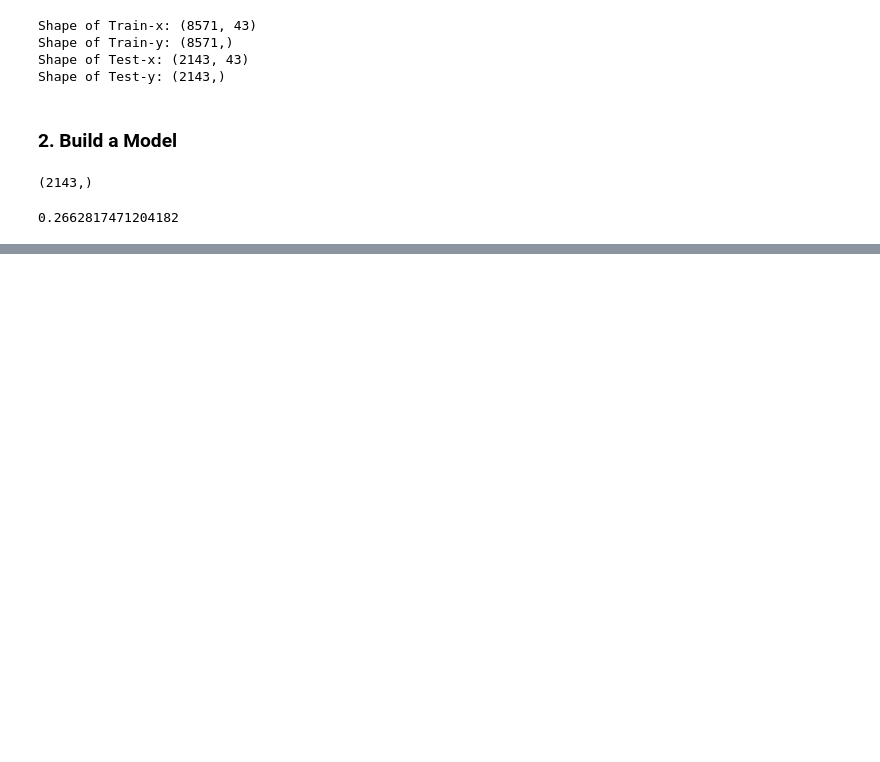
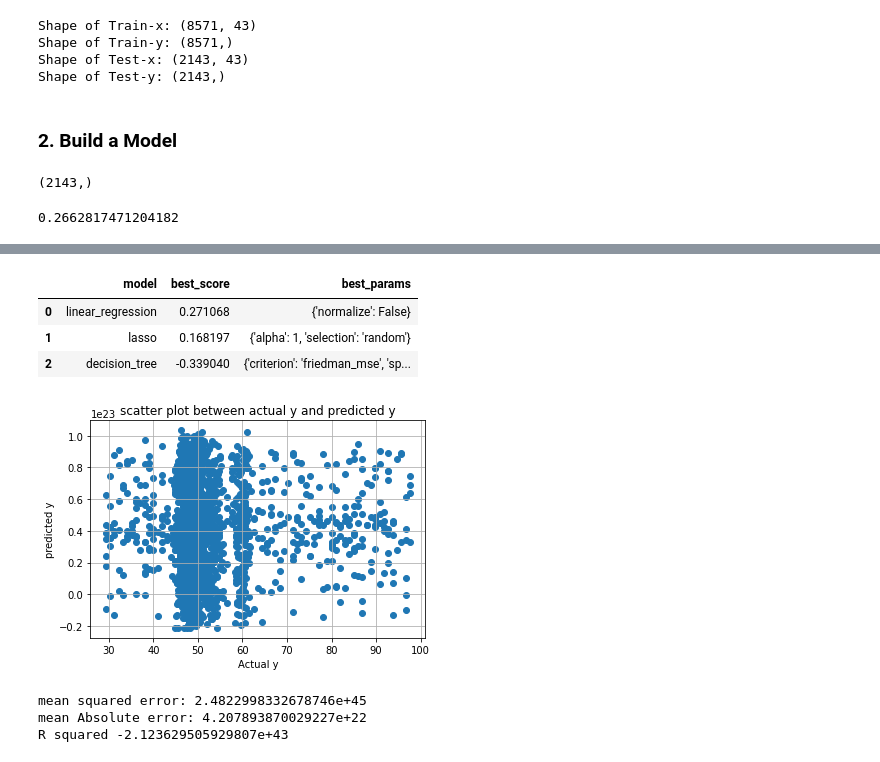
Before and after one commit to adityakalra581/Data-Science, a Jupyter notebook: Machine Learning/Regression/COVID 19 Infected-Probability Detemination/Flipr_Challenge.ipynb, the cells around one changed output, grey strips where cells are left out. Saved outputs shown, nothing was run; the diff lists cells and outputs as text; code cells hidden in the pictures; blank space fills up the shorter version.

Commit message:
Models added

```diff
--- a/Machine Learning/Regression/COVID 19 Infected-Probability Detemination/Flipr_Challenge.ipynb
+++ b/Machine Learning/Regression/COVID 19 Infected-Probability Detemination/Flipr_Challenge.ipynb
@@ -628,0 +646,78 @@ lr.score(test_x,test_y)
+# %%
+from sklearn.model_selection import GridSearchCV
+from sklearn.model_selection import ShuffleSplit
+from sklearn.linear_model import Lasso
+from sklearn.tree import DecisionTreeRegressor
+
+def find_best_model_using_gridsearchcv(x,y):
+    algos = {
+        'linear_regression' : {
+            'model': LinearRegression(),
+            'params': {
+                'normalize': [True, False]
+            }
+        },
+        'lasso': {
+            'model': Lasso(),
+            'params': {
+                'alpha': [1,2],
+                'selection': ['random', 'cyclic']
+            }
+        },
+        'decision_tree': {
+            'model': DecisionTreeRegressor(),
+            'params': {
+                'criterion' : ['mse','friedman_mse'],
+                'splitter': ['best','random']
+            }
+        }
+    }
+    scores = []
+    cv = ShuffleSplit(n_splits=5, test_size=0.2, random_state=0)
+    for algo_name, config in algos.items():
+        gs =  GridSearchCV(config['model'], config['params'], cv=cv, return_train_score=False)
+        gs.fit(x,y)
+        scores.append({
+            'model': algo_name,
+            'best_score': gs.best_score_,
+            'best_params': gs.best_params_
+        })
+
+    return pd.DataFrame(scores,columns=['model','best_score','best_params'])
+
+find_best_model_using_gridsearchcv(x,y)
+# %% [output]
+|  | model | best_score | best_params |
+| 0 | linear_regression | 0.271068 | {'normalize': False} |
+| 1 | lasso | 0.168197 | {'alpha': 1, 'selection': 'random'} |
+| 2 | decision_tree | -0.339040 | {'criterion': 'friedman_mse', 'sp... |
+# %%
+from sklearn.linear_model import SGDRegressor
+
+clf= SGDRegressor(alpha=0.8,l1_ratio=0.3,eta0=0.04,
+                   learning_rate='constant',loss='squared_loss',fit_intercept=True,random_state=10)
+
+
+clf.fit(train_x,train_y)
+
+# Scatter plot command
+plt.scatter(test_y,clf.predict(test_x))
+
+# for grid lines
+plt.grid()
+
+# label and titles(Just like matlab)
+plt.xlabel('Actual y')
+plt.ylabel('predicted y')
+plt.title('scatter plot between actual y and predicted y')
+plt.show()
+
+
+print('mean squared error:',mean_squared_error(test_y,clf.predict(test_x)))
+print('mean Absolute error:',mean_absolute_error(test_y,clf.predict(test_x)))
+print('R squared',r2_score(test_y,clf.predict(test_x)))
+# %% [output]
+[figure, added]
+mean squared error: 2.4822998332678746e+45
+mean Absolute error: 4.207893870029227e+22
+R squared -2.123629505929807e+43
```
Also changed, not shown: parts of 3 cells of this notebook.
